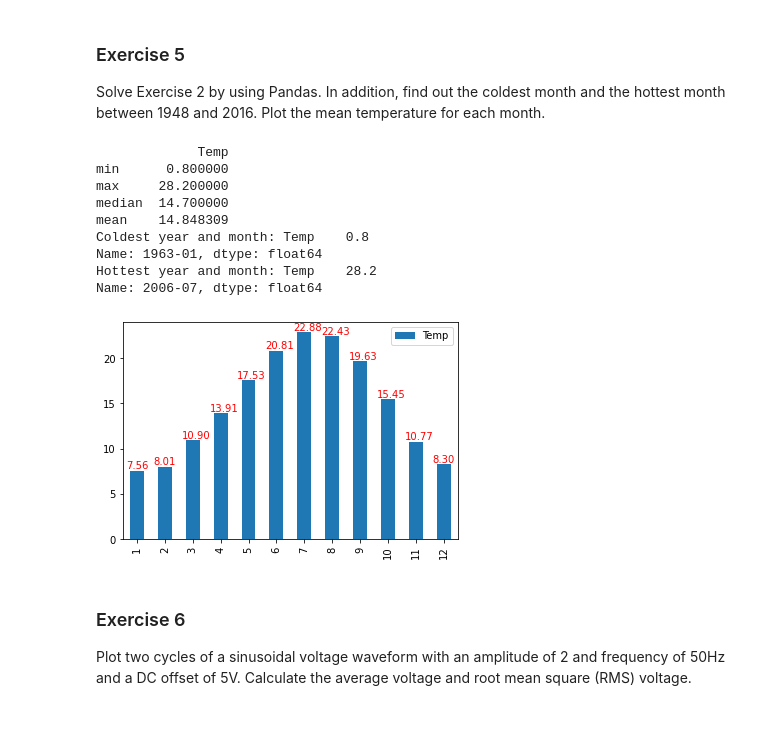
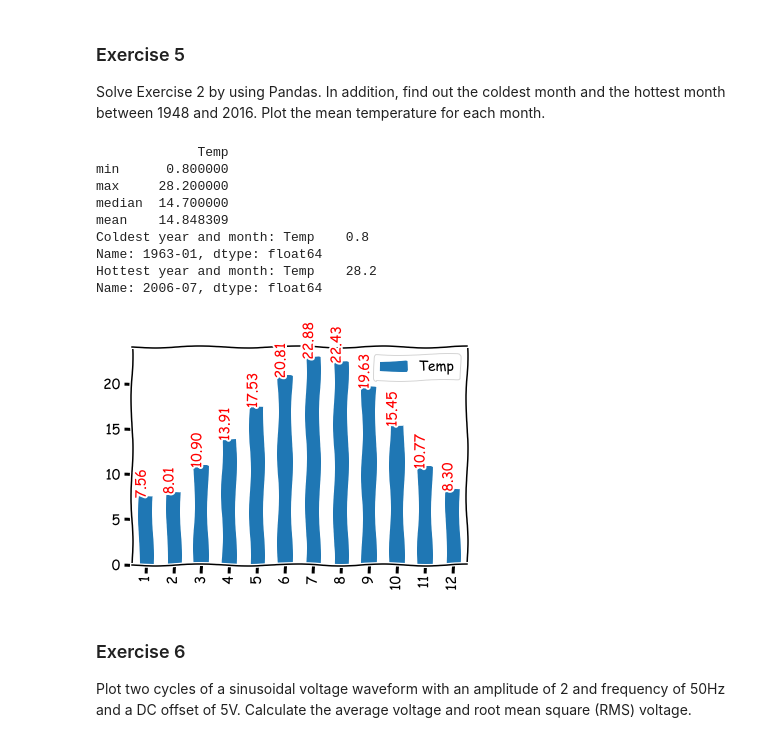
Before and after one commit to wooihaw/pica_oct2022, a Jupyter notebook: Exercises.ipynb, the cells around one changed output. Drawn from its saved outputs; the diff is of its cells as text; code cells hidden in the pictures.

```diff
--- a/Exercises.ipynb
+++ b/Exercises.ipynb
@@ -75,34 +75,35 @@ Solve Exercise 2 by using Pandas. In addition, find out the coldest month and th
 # %%
 import pandas as pd
 import matplotlib.pyplot as plt
 
 df = pd.read_csv('data/Heathrow.txt', header=None, names=['Temp'])
 
 print(df.aggregate(['min', 'max', 'median', 'mean']))
 
 df.index = pd.period_range(start=1948, periods=len(df), freq='M')
 
 df.sort_values(by=['Temp'], inplace=True)
 
 print(f'Coldest year and month: {df.iloc[0]}')
 print(f'Hottest year and month: {df.iloc[-1]}')
 
-groups = df.groupby(df.index.month)
-groups.mean().plot.bar()
-for i, j in enumerate(groups.mean().values):
-    plt.text(i-0.4, j+0.2, f'{j[0]:.2f}', color='red')
-plt.show()
+with plt.xkcd():
+    groups = df.groupby(df.index.month)
+    groups.mean().plot.bar()
+    for i, j in enumerate(groups.mean().values):
+        plt.text(i-0.4, j+0.2, f'{j[0]:.2f}', color='red', rotation='vertical')
+    plt.show()
 # %% [output]
              Temp
 min      0.800000
 max     28.200000
 median  14.700000
 mean    14.848309
 Coldest year and month: Temp    0.8
 Name: 1963-01, dtype: float64
 Hottest year and month: Temp    28.2
 Name: 2006-07, dtype: float64
-[figure, old version]
+[figure, new version]
 # %% [markdown]
 ### Exercise 6
 Plot two cycles of a sinusoidal voltage waveform with an amplitude of 2 and frequency of 50Hz and a DC offset of 5V. Calculate the average voltage and root mean square (RMS) voltage.
```
Also changed, not shown: parts of 1 cell of this notebook.
